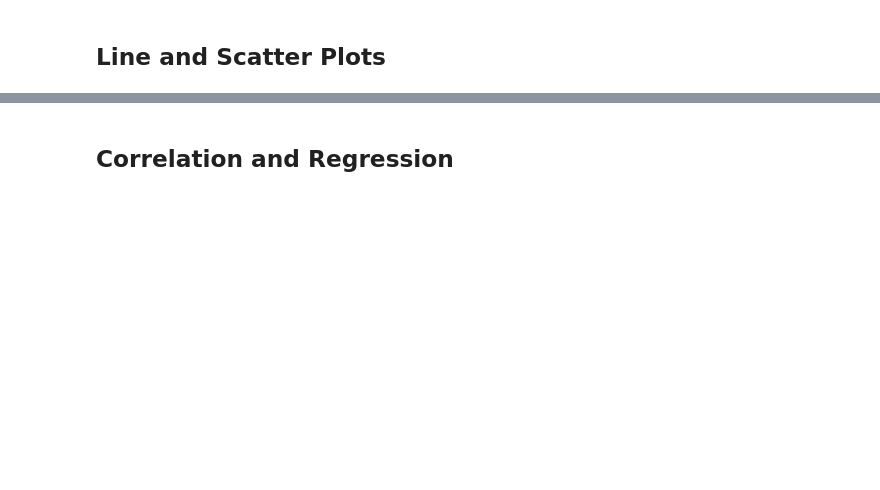
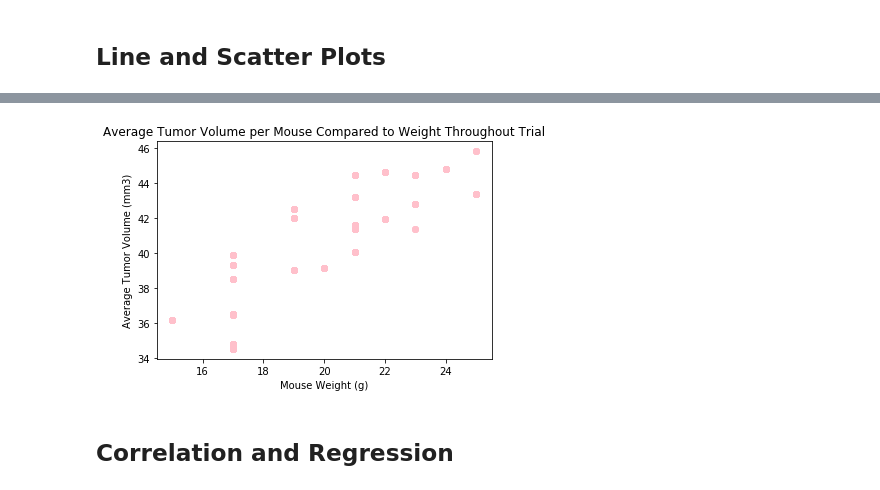
Before and after one commit to alissavokes/matplotlib-challenge, a Jupyter notebook: Pymaceuticals/pymaceuticals_starter.ipynb, the cells around one changed output, grey strips where cells are left out. Drawn from its saved outputs; the diff is of its cells as text; code cells hidden in the pictures; blank space fills up the shorter version.

```diff
--- a/Pymaceuticals/pymaceuticals_starter.ipynb
+++ b/Pymaceuticals/pymaceuticals_starter.ipynb
@@ -299,3 +300,19 @@ plt.show()
+# %%
+# Generate a scatter plot of mouse weight versus average tumor volume for the Capomulin regimen
+grp_mice_avg_tumor = cap_mice_data.groupby(["Mouse ID"]).agg(["mean"])
+avg_tumor_size = grp_mice_avg_tumor["Tumor Volume (mm3)"]
+mrg_tumor_cap = pd.merge(cap_mice_data, avg_tumor_size, on="Mouse ID")
+mrg_tumor_cap=mrg_tumor_cap.rename(columns={"mean":"Average Tumor Size"})
+
+mice_weights = mrg_tumor_cap["Weight (g)"].to_list()
+mice_tum_vol = mrg_tumor_cap["Average Tumor Size"]
+plt.scatter(mice_weights, mice_tum_vol, color="pink")
+plt.title("Average Tumor Volume per Mouse Compared to Weight Throughout Trial")
+plt.xlabel("Mouse Weight (g)")
+plt.ylabel("Average Tumor Volume (mm3)")
+plt.show()
+# %% [output]
+[figure, added]
 # %% [markdown]
 ## Correlation and Regression
 # %%
```
Also changed, not shown: parts of 3 cells of this notebook.
